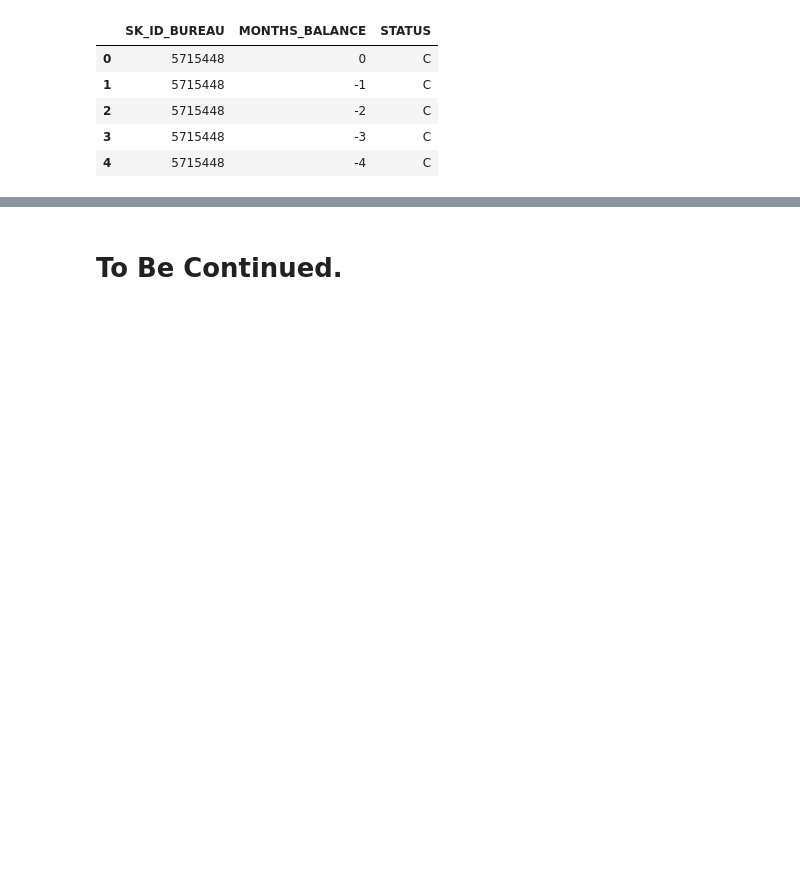
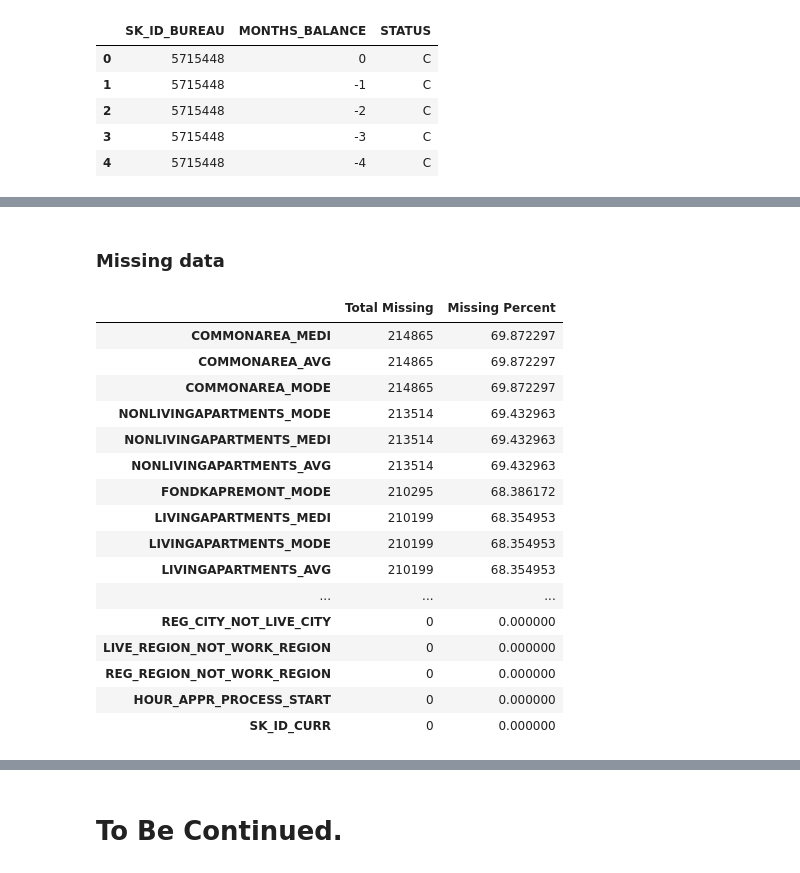
Before and after one commit to terrancexia/Home-Credit-Default-Risk-, a Jupyter notebook: Home Credit Default Risk.ipynb, the cells around one changed output, grey strips where cells are left out. Drawn from its saved outputs; the diff is of its cells as text; code cells hidden in the pictures; blank space fills up the shorter version.

Commit message:
Cleaning data part 1

```diff
--- a/Home Credit Default Risk.ipynb
+++ b/Home Credit Default Risk.ipynb
@@ -42,6 +42,11 @@ The Dataset including the following source:
 #import packages
 import numpy as np
 import pandas as pd
+
+pd.set_option('display.max_rows', 500)
+pd.set_option('display.max_columns', 500)
+pd.set_option('display.width', 1000)
+
 import matplotlib.pyplot as plt
 %matplotlib inline
 import seaborn as sns
@@ -129,0 +158,26 @@ ins_pmt.head()
+# %% [markdown]
+### Missing data
+# %%
+#check on the missing data for app_train
+total_miss = app_train.isnull().sum().sort_values(ascending=False)
+miss_percent = (app_train.isnull().sum()/app_train.isnull().count()*100).sort_values(ascending=False)
+miss_summ = pd.concat([total_miss, miss_percent], axis=1, keys=['Total Missing','Missing Percent'])
+miss_summ
+# %% [output]
+|  | Total Missing | Missing Percent |
+| COMMONAREA_MEDI | 214865 | 69.872297 |
+| COMMONAREA_AVG | 214865 | 69.872297 |
+| COMMONAREA_MODE | 214865 | 69.872297 |
+| NONLIVINGAPARTMENTS_MODE | 213514 | 69.432963 |
+| NONLIVINGAPARTMENTS_MEDI | 213514 | 69.432963 |
+| NONLIVINGAPARTMENTS_AVG | 213514 | 69.432963 |
+| FONDKAPREMONT_MODE | 210295 | 68.386172 |
+| LIVINGAPARTMENTS_MEDI | 210199 | 68.354953 |
+| LIVINGAPARTMENTS_MODE | 210199 | 68.354953 |
+| LIVINGAPARTMENTS_AVG | 210199 | 68.354953 |
+| ... | ... | ... |
+| REG_CITY_NOT_LIVE_CITY | 0 | 0.000000 |
+| LIVE_REGION_NOT_WORK_REGION | 0 | 0.000000 |
+| REG_REGION_NOT_WORK_REGION | 0 | 0.000000 |
+| HOUR_APPR_PROCESS_START | 0 | 0.000000 |
+| SK_ID_CURR | 0 | 0.000000 |
```
Also changed, not shown: parts of 21 cells of this notebook.
